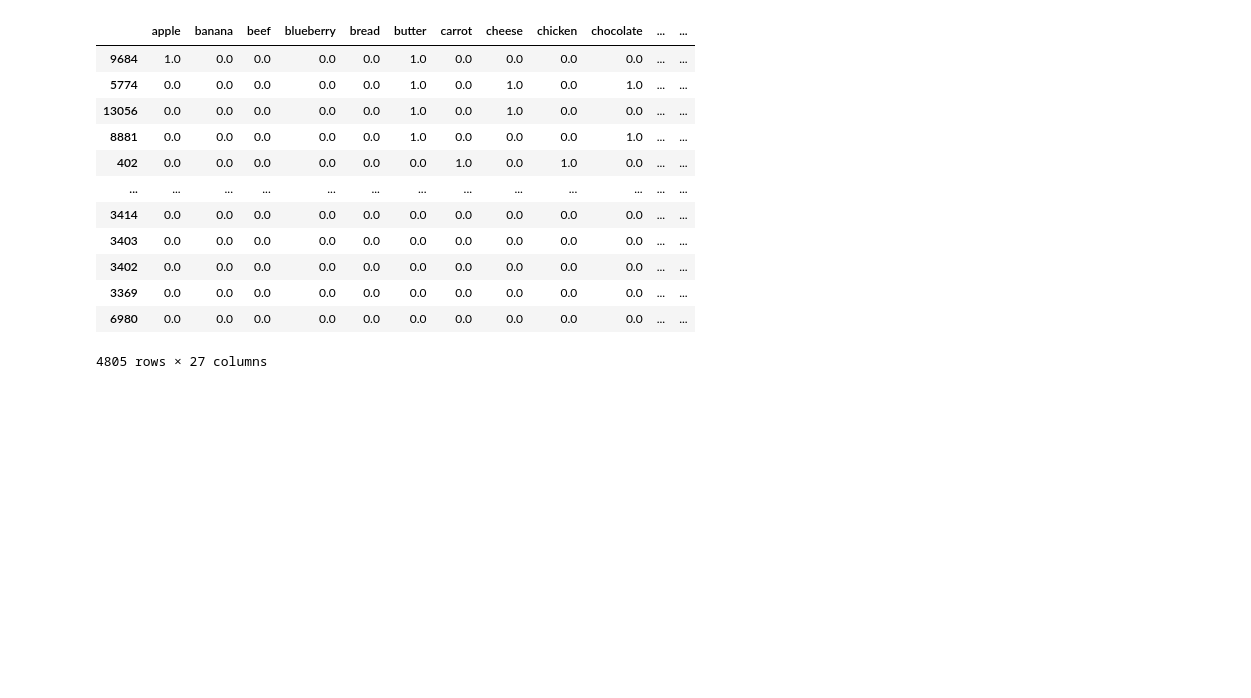
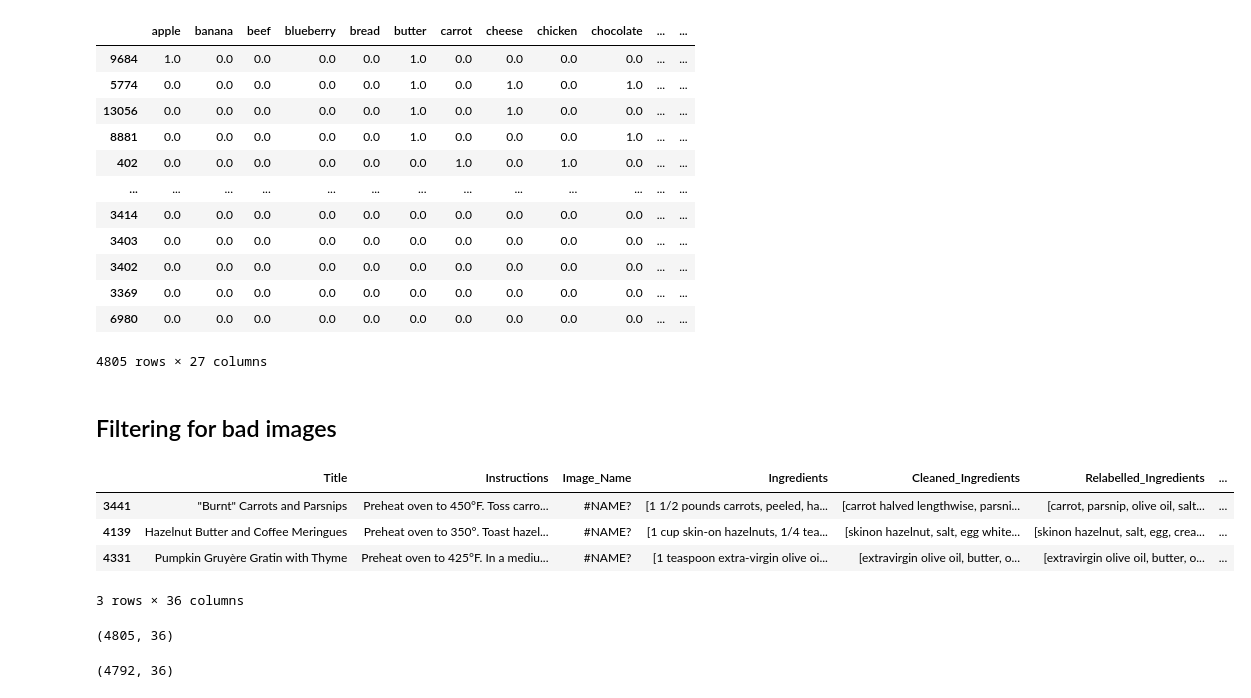
Before and after one commit to mjaber95/FeedMe, a Jupyter notebook: notebooks/christopher_recipes.ipynb, the cells around one changed output. Saved outputs shown, nothing was run; the diff lists cells and outputs as text; code cells hidden in the pictures; blank space fills up the shorter version.

```diff
--- a/notebooks/christopher_recipes.ipynb
+++ b/notebooks/christopher_recipes.ipynb
@@ -377,3 +372,13 @@ df_filtered[ingredients_lem].apply(lambda x: score(x, V), axis=1).sort_values(by
 4805 rows × 27 columns
 # %%
 df_filtered.to_csv('/Users/chrissibierich/code/christopherbierich/FeedMe/raw_data/Recipes/26052022_dataset.csv')
+# %% [markdown]
+## Filtering for bad images
+# %%
+df_filtered.loc[df['Image_Name'] == '#NAME?'].head(3)
+# %% [output]
+|  | Title | Instructions | Image_Name | Ingredients | Cleaned_Ingredients | Relabelled_Ingredients | ... |
+| 3441 | "Burnt" Carrots and Parsnips | Preheat oven to 450°F. Toss carro... | #NAME? | [1 1/2 pounds carrots, peeled, ha... | [carrot halved lengthwise, parsni... | [carrot, parsnip, olive oil, salt... | ... |
+| 4139 | Hazelnut Butter and Coffee Meringues | Preheat oven to 350°. Toast hazel... | #NAME? | [1 cup skin-on hazelnuts, 1/4 tea... | [skinon hazelnut, salt, egg white... | [skinon hazelnut, salt, egg, crea... | ... |
+| 4331 | Pumpkin Gruyère Gratin with Thyme | Preheat oven to 425°F. In a mediu... | #NAME? | [1 teaspoon extra-virgin olive oi... | [extravirgin olive oil, butter, o... | [extravirgin olive oil, butter, o... | ... |
+3 rows × 36 columns
@@ -379,0 +387,8 @@ df_filtered.to_csv('/Users/chrissibierich/code/christopherbierich/FeedMe/raw_dat
+# %%
+df_filtered.shape
+# %% [output]
+(4805, 36)
+# %%
+df_filtered_images.shape
+# %% [output]
+(4792, 36)
```
Also changed, not shown: parts of 9 cells of this notebook, 7 other files.
